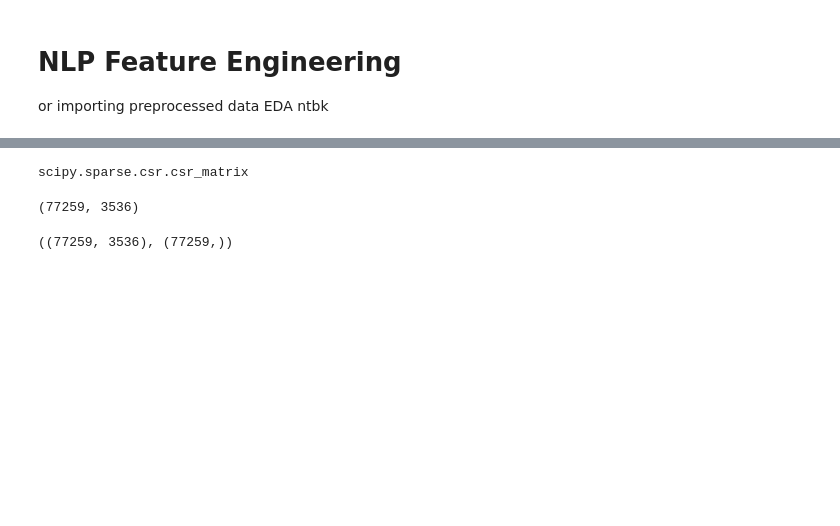
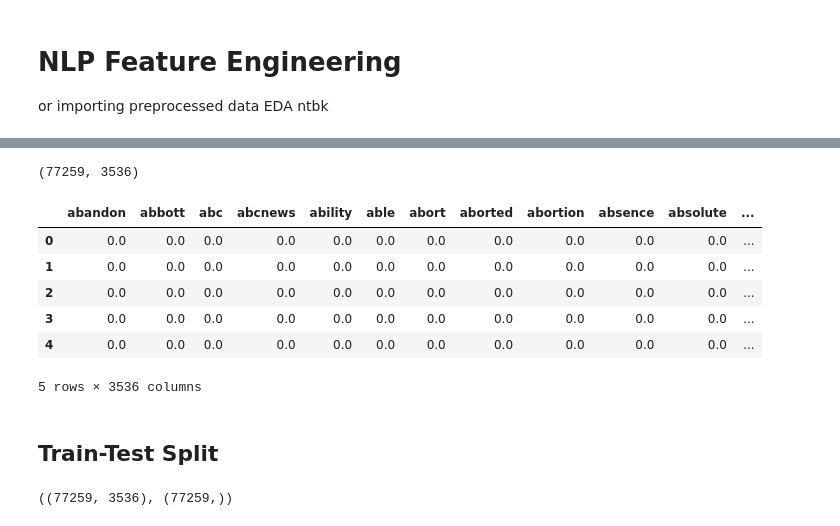
Before and after one commit to davidlebruce/covid_vaccine_tweets, a Jupyter notebook: 04_modeling.ipynb, the cells around one changed output, grey strips where cells are left out. Drawn from its saved outputs; the diff is of its cells as text; code cells hidden in the pictures; blank space fills up the shorter version.

```diff
--- a/04_modeling.ipynb
+++ b/04_modeling.ipynb
@@ -56,4 +49,0 @@ df_tfidf.dtypes.unique()
-# %%
-type(data_tfidf)
-# %% [output]
-scipy.sparse.csr.csr_matrix
@@ -60,9 +60,22 @@ scipy.sparse.csr.csr_matrix
 # %%
+# convert sparse matrix to pandas dataframe
 modeling_df = pd.DataFrame(data_tfidf.todense(), columns = tfidf.get_feature_names())
+modeling_df.shape
+# %% [output]
+(77259, 3536)
-# %%
-modeling_df.shape
-# %% [output]
-(77259, 3536)
+# %%
+# take a look at the modeling dataframe
+modeling_df.head()
+# %% [output]
+|  | abandon | abbott | abc | abcnews | ability | able | abort | aborted | abortion | absence | absolute | ... |
+| 0 | 0.0 | 0.0 | 0.0 | 0.0 | 0.0 | 0.0 | 0.0 | 0.0 | 0.0 | 0.0 | 0.0 | ... |
+| 1 | 0.0 | 0.0 | 0.0 | 0.0 | 0.0 | 0.0 | 0.0 | 0.0 | 0.0 | 0.0 | 0.0 | ... |
+| 2 | 0.0 | 0.0 | 0.0 | 0.0 | 0.0 | 0.0 | 0.0 | 0.0 | 0.0 | 0.0 | 0.0 | ... |
+| 3 | 0.0 | 0.0 | 0.0 | 0.0 | 0.0 | 0.0 | 0.0 | 0.0 | 0.0 | 0.0 | 0.0 | ... |
+| 4 | 0.0 | 0.0 | 0.0 | 0.0 | 0.0 | 0.0 | 0.0 | 0.0 | 0.0 | 0.0 | 0.0 | ... |
+5 rows × 3536 columns
+# %% [markdown]
+## Train-Test Split
 # %%
 # set X features and y target
 X = modeling_df
```
Also changed, not shown: parts of 22 cells of this notebook, 5 other files.
